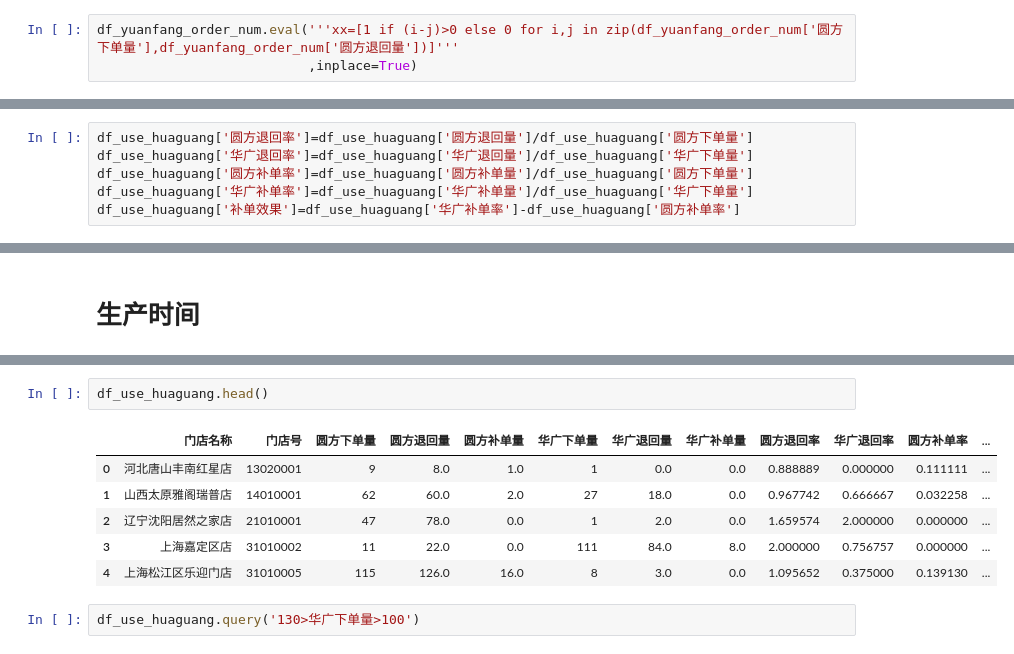
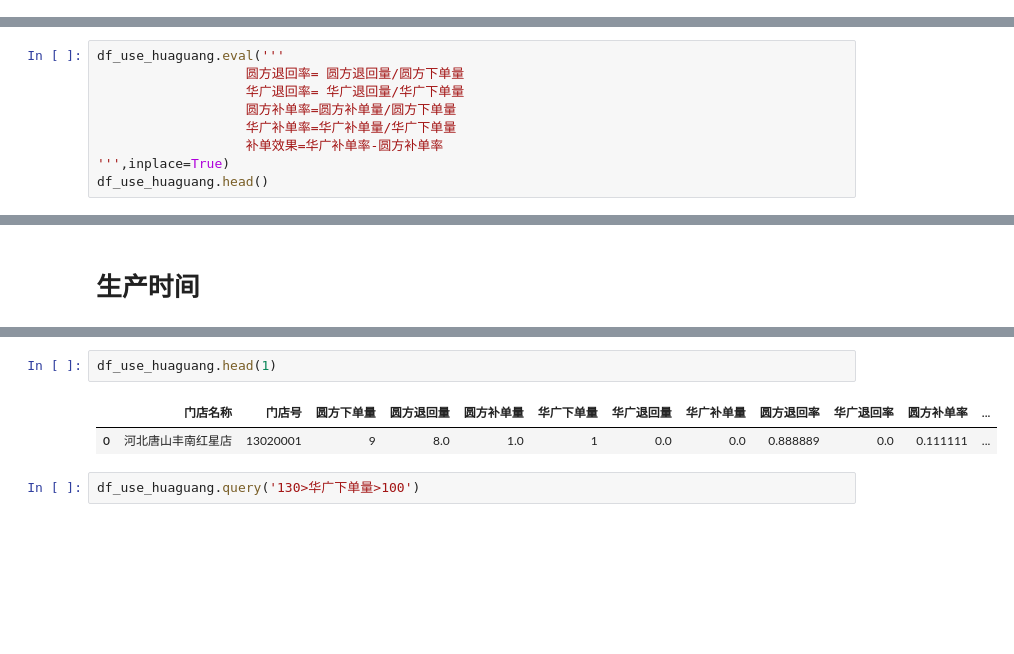
Before and after one commit to serpahimor/private-room, a Jupyter notebook: ipynb/mes/下单状态分析.ipynb, the cells around one changed output, grey strips where cells are left out. Cells and saved outputs as stored; diff of their text form; blank space fills up the shorter version.

```diff
--- a/ipynb/mes/Untitled.ipynb
+++ b/ipynb/mes/下单状态分析.ipynb
@@ -27,3 +25,0 @@ memory usage: 6.1+ KB
-# %%
-df_yuanfang_order_num.eval('''xx=[1 if (i-j)>0 else 0 for i,j in zip(df_yuanfang_order_num['圆方下单量'],df_yuanfang_order_num['圆方退回量'])]'''
-                           ,inplace=True)
@@ -51,9 +45,3 @@ print(str(len(df_use_huaguang)/len(df_yuanfang_order_num))+" use huaguang")
 * 华广补单率高：补单效果>0华广单补单率更高，且数值越大华广补单率和圆方补单率相差越大
 * 华广补单率低：补单效果<0华广单补单率更低，且数值越大华广补单率和圆方补单率相差越大
 * 补单效果=0华广单补单率和圆方单补单率一致
-# %%
-df_use_huaguang['圆方退回率']=df_use_huaguang['圆方退回量']/df_use_huaguang['圆方下单量']
-df_use_huaguang['华广退回率']=df_use_huaguang['华广退回量']/df_use_huaguang['华广下单量']
-df_use_huaguang['圆方补单率']=df_use_huaguang['圆方补单量']/df_use_huaguang['圆方下单量']
-df_use_huaguang['华广补单率']=df_use_huaguang['华广补单量']/df_use_huaguang['华广下单量']
-df_use_huaguang['补单效果']=df_use_huaguang['华广补单率']-df_use_huaguang['圆方补单率']
@@ -71,0 +48,9 @@ len(df_use_huaguang.sort_values(['华广补单率'])[df_use_huaguang['补单效
+# %%
+df_use_huaguang.eval('''
+                   圆方退回率= 圆方退回量/圆方下单量
+                   华广退回率= 华广退回量/华广下单量
+                   圆方补单率=圆方补单量/圆方下单量
+                   华广补单率=华广补单量/华广下单量
+                   补单效果=华广补单率-圆方补单率
+''',inplace=True)
+df_use_huaguang.head()
@@ -196,12 +189,8 @@ df_time[df_time['建单-入库']==df_time['建单-入库'].max()]
 # %%
-df_use_huaguang.head()
+df_use_huaguang.head(1)
 # %% [output]
 |  | 门店名称 | 门店号 | 圆方下单量 | 圆方退回量 | 圆方补单量 | 华广下单量 | 华广退回量 | 华广补单量 | 圆方退回率 | 华广退回率 | 圆方补单率 | ... |
-| 0 | 河北唐山丰南红星店 | 13020001 | 9 | 8.0 | 1.0 | 1 | 0.0 | 0.0 | 0.888889 | 0.000000 | 0.111111 | ... |
-| 1 | 山西太原雅阁瑞普店 | 14010001 | 62 | 60.0 | 2.0 | 27 | 18.0 | 0.0 | 0.967742 | 0.666667 | 0.032258 | ... |
-| 2 | 辽宁沈阳居然之家店 | 21010001 | 47 | 78.0 | 0.0 | 1 | 2.0 | 0.0 | 1.659574 | 2.000000 | 0.000000 | ... |
-| 3 | 上海嘉定区店 | 31010002 | 11 | 22.0 | 0.0 | 111 | 84.0 | 8.0 | 2.000000 | 0.756757 | 0.000000 | ... |
-| 4 | 上海松江区乐迎门店 | 31010005 | 115 | 126.0 | 16.0 | 8 | 3.0 | 0.0 | 1.095652 | 0.375000 | 0.139130 | ... |
+| 0 | 河北唐山丰南红星店 | 13020001 | 9 | 8.0 | 1.0 | 1 | 0.0 | 0.0 | 0.888889 | 0.0 | 0.111111 | ... |
 # %%
 df_use_huaguang.query('130>华广下单量>100')
 # %% [output]
```
Also changed, not shown: parts of 16 cells of this notebook.
